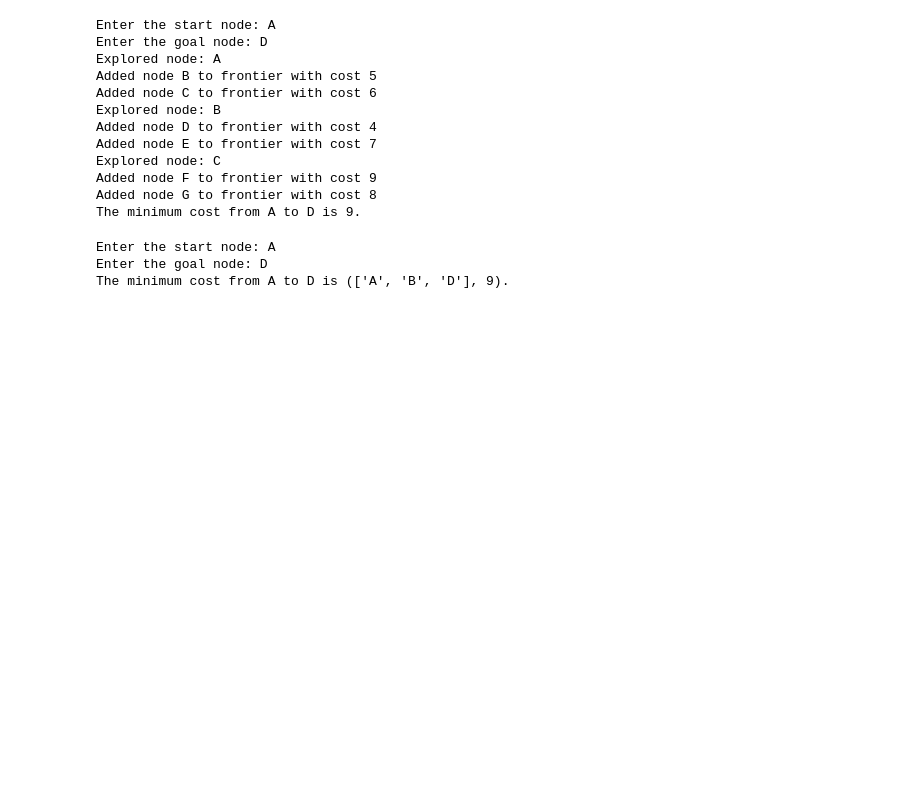
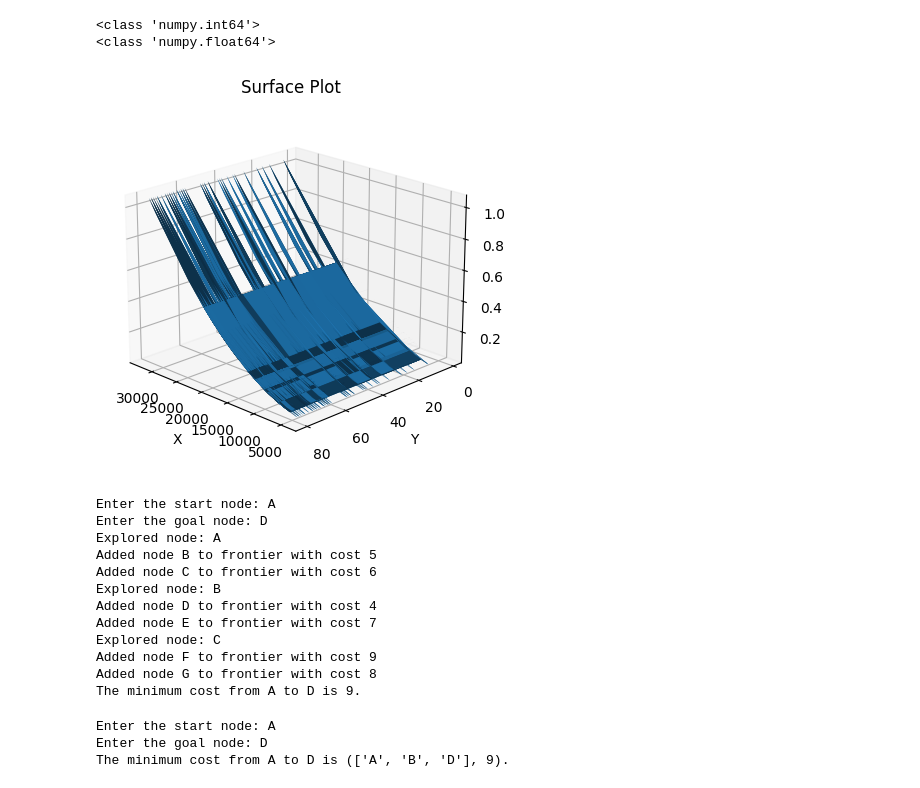
Before and after one commit to Bhuvanchandram/ML_Manual, a Jupyter notebook: Labprograms.ipynb, the cells around one changed output. Cells and saved outputs as stored; diff of their text form; code cells hidden in the pictures; blank space fills up the shorter version.

```diff
--- a/Labprograms.ipynb
+++ b/Labprograms.ipynb
@@ -31,3 +3,32 @@ plt.show()
+# %%
+#Question 1a
+import numpy as np
+import pandas as pd
+import matplotlib.pyplot as plt
+
+data = pd.read_csv('Toyota.csv')
+x = data.iloc[:, 1].values
+y = data.iloc[:, 2].values
+print(type(x[0]))
+print(type(y[0]))
+
+X, Y = np.meshgrid(x,y)
+Z = X ** 2  + Y ** 2
+ax = plt.axes(projection='3d')
+
+ax.plot_surface(X, Y, Z)
+
+ax.set_xlabel('X')
+ax.set_ylabel('Y')
+ax.set_zlabel('Z')
+ax.set_title('Surface Plot')
+ax.view_init(elev=20, azim=135)
+
+plt.show()
+# %% [output]
+<class 'numpy.int64'>
+<class 'numpy.float64'>
+[figure, added]
 # %%
 #Question 1b
 #Write a Python program to implement the Best First Search (BFS) algorithm.
```
Also changed, not shown: parts of 1 cell of this notebook.
